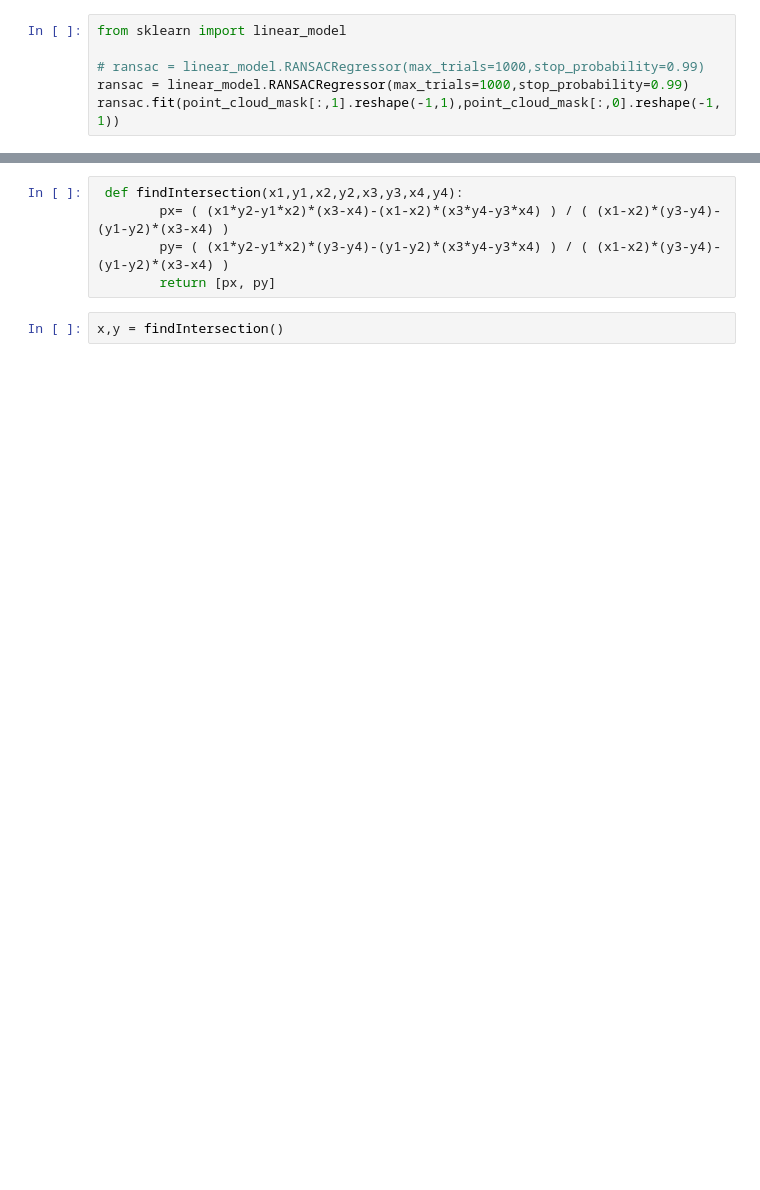
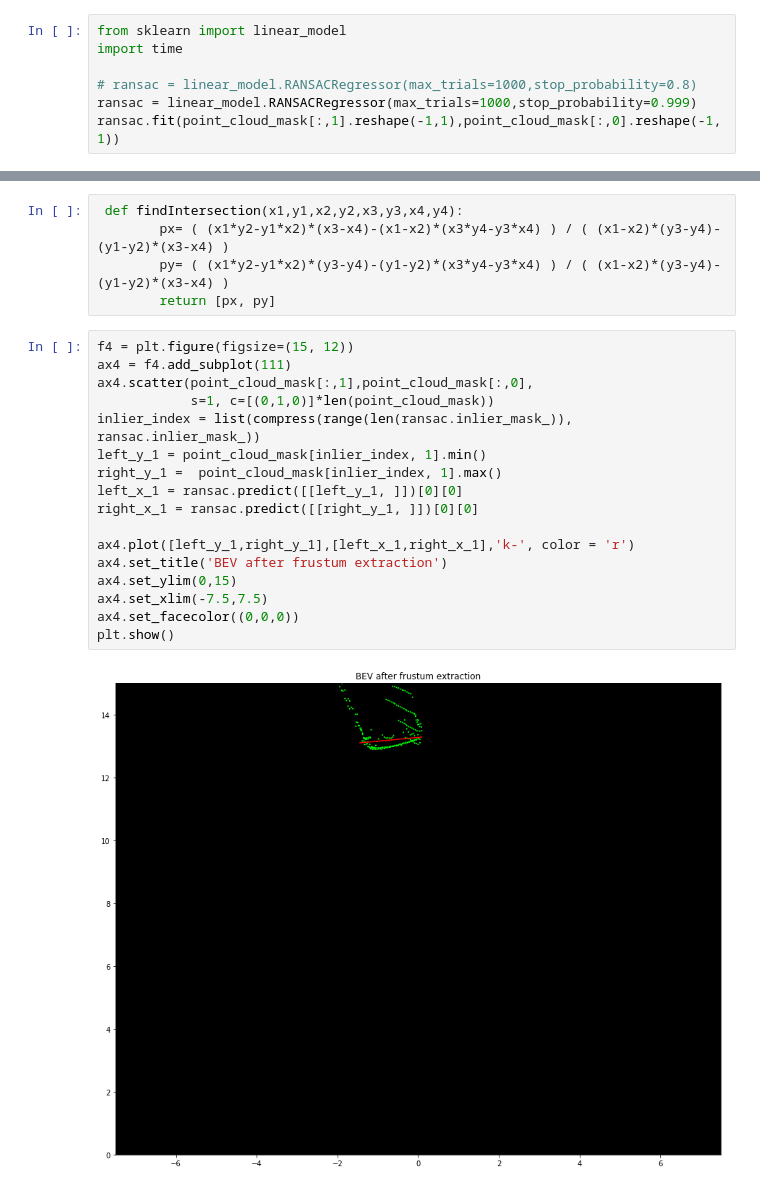
Before and after one commit to jingtianyilong/PyTorch-YOLOv3, a Jupyter notebook: Visulize BEV.ipynb, the cells around one changed output, grey strips where cells are left out. Cells and saved outputs as stored; diff of their text form; blank space fills up the shorter version.

```diff
--- a/Visulize BEV.ipynb
+++ b/Visulize BEV.ipynb
@@ -201,9 +201,10 @@ plt.savefig('06_3D_after_frustum_extraction.png',dpi=300)
 # plt.savefig('05_')
 # %%
 from sklearn import linear_model
+import time
 
-# ransac = linear_model.RANSACRegressor(max_trials=1000,stop_probability=0.99)
-ransac = linear_model.RANSACRegressor(max_trials=1000,stop_probability=0.99)
+# ransac = linear_model.RANSACRegressor(max_trials=1000,stop_probability=0.8)
+ransac = linear_model.RANSACRegressor(max_trials=1000,stop_probability=0.999)
 ransac.fit(point_cloud_mask[:,1].reshape(-1,1),point_cloud_mask[:,0].reshape(-1,1))
 # %% [output]
 RANSACRegressor(base_estimator=None, is_data_valid=None, is_model_valid=None,
@@ -267,5 +268,22 @@ plt.savefig('08_BEV_ransac_2.png',dpi=300)
         px= ( (x1*y2-y1*x2)*(x3-x4)-(x1-x2)*(x3*y4-y3*x4) ) / ( (x1-x2)*(y3-y4)-(y1-y2)*(x3-x4) )
         py= ( (x1*y2-y1*x2)*(y3-y4)-(y1-y2)*(x3*y4-y3*x4) ) / ( (x1-x2)*(y3-y4)-(y1-y2)*(x3-x4) )
         return [px, py]
-# %%
-x,y = findIntersection()
+# %%
+f4 = plt.figure(figsize=(15, 12))
+ax4 = f4.add_subplot(111)
+ax4.scatter(point_cloud_mask[:,1],point_cloud_mask[:,0],
+            s=1, c=[(0,1,0)]*len(point_cloud_mask))
+inlier_index = list(compress(range(len(ransac.inlier_mask_)), ransac.inlier_mask_))
+left_y_1 = point_cloud_mask[inlier_index, 1].min()
+right_y_1 =  point_cloud_mask[inlier_index, 1].max()
+left_x_1 = ransac.predict([[left_y_1, ]])[0][0]
+right_x_1 = ransac.predict([[right_y_1, ]])[0][0]
+
+ax4.plot([left_y_1,right_y_1],[left_x_1,right_x_1],'k-', color = 'r')
+ax4.set_title('BEV after frustum extraction')
+ax4.set_ylim(0,15)
+ax4.set_xlim(-7.5,7.5)
+ax4.set_facecolor((0,0,0))
+plt.show()
+# %% [output]
+[figure, added]
```
Also changed, not shown: parts of 7 cells of this notebook, 4 other files.
